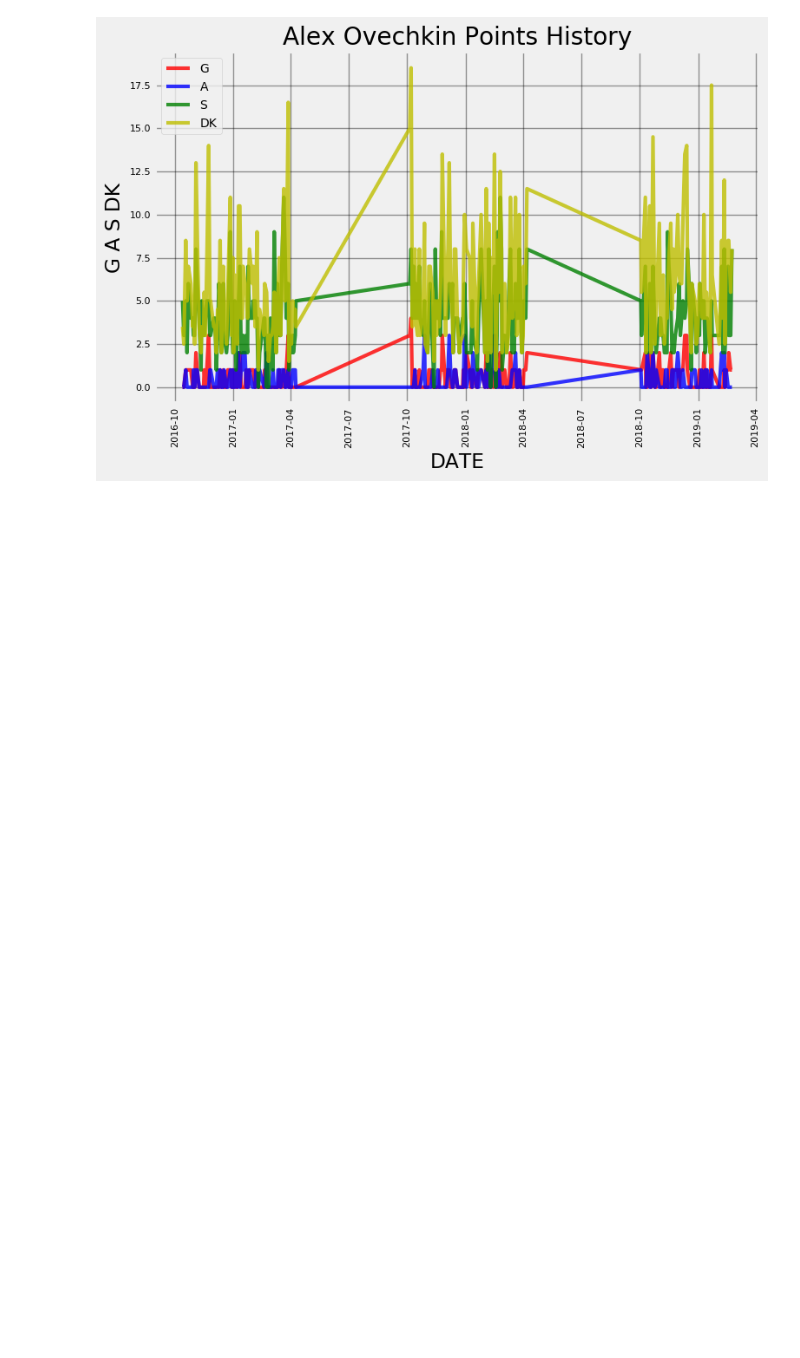
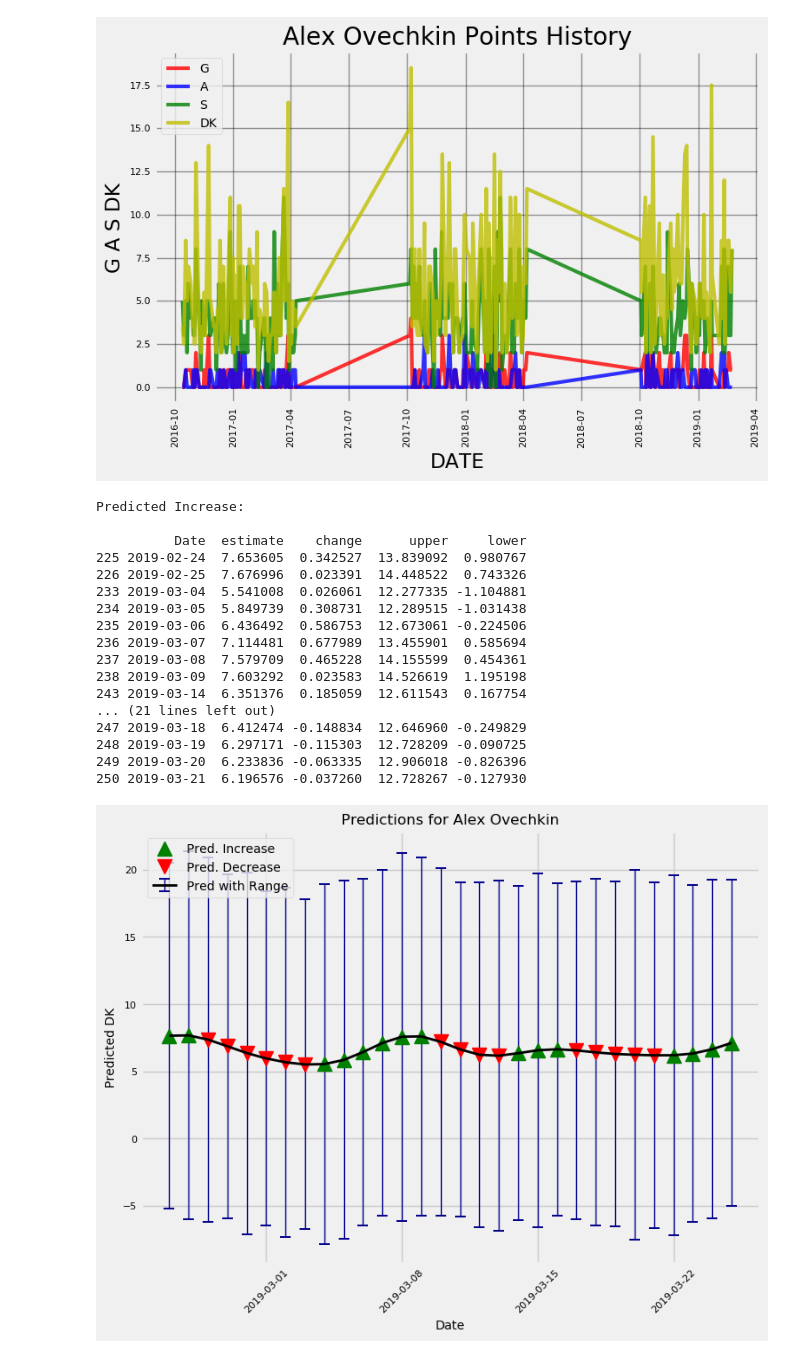
Before and after one commit to maggiemagnuson/HockeyPlayerPredictor, a Jupyter notebook: Forecaster.ipynb, the cells around one changed output. Cells and saved outputs as stored; diff of their text form; code cells hidden in the pictures; blank space fills up the shorter version.

```diff
--- a/Forecaster.ipynb
+++ b/Forecaster.ipynb
@@ -620,3 +902,24 @@ Maximum DK = 18.50 on 2017-10-07.
 Minimum DK = 1.00 on 2017-02-09.
 Current DK = 8.00 on 2019-02-23.
 [figure]
+# %%
+forecaster.predict_future()
+# %% [output]
+Predicted Increase:
+
+          Date  estimate    change      upper     lower
+225 2019-02-24  7.653605  0.342527  13.839092  0.980767
+226 2019-02-25  7.676996  0.023391  14.448522  0.743326
+233 2019-03-04  5.541008  0.026061  12.277335 -1.104881
+234 2019-03-05  5.849739  0.308731  12.289515 -1.031438
+235 2019-03-06  6.436492  0.586753  12.673061 -0.224506
+236 2019-03-07  7.114481  0.677989  13.455901  0.585694
+237 2019-03-08  7.579709  0.465228  14.155599  0.454361
+238 2019-03-09  7.603292  0.023583  14.526619  1.195198
+243 2019-03-14  6.351376  0.185059  12.611543  0.167754
+... (21 lines left out)
+247 2019-03-18  6.412474 -0.148834  12.646960 -0.249829
+248 2019-03-19  6.297171 -0.115303  12.728209 -0.090725
+249 2019-03-20  6.233836 -0.063335  12.906018 -0.826396
+250 2019-03-21  6.196576 -0.037260  12.728267 -0.127930
+[figure, added]
```
Also changed, not shown: parts of 8 cells of this notebook.
